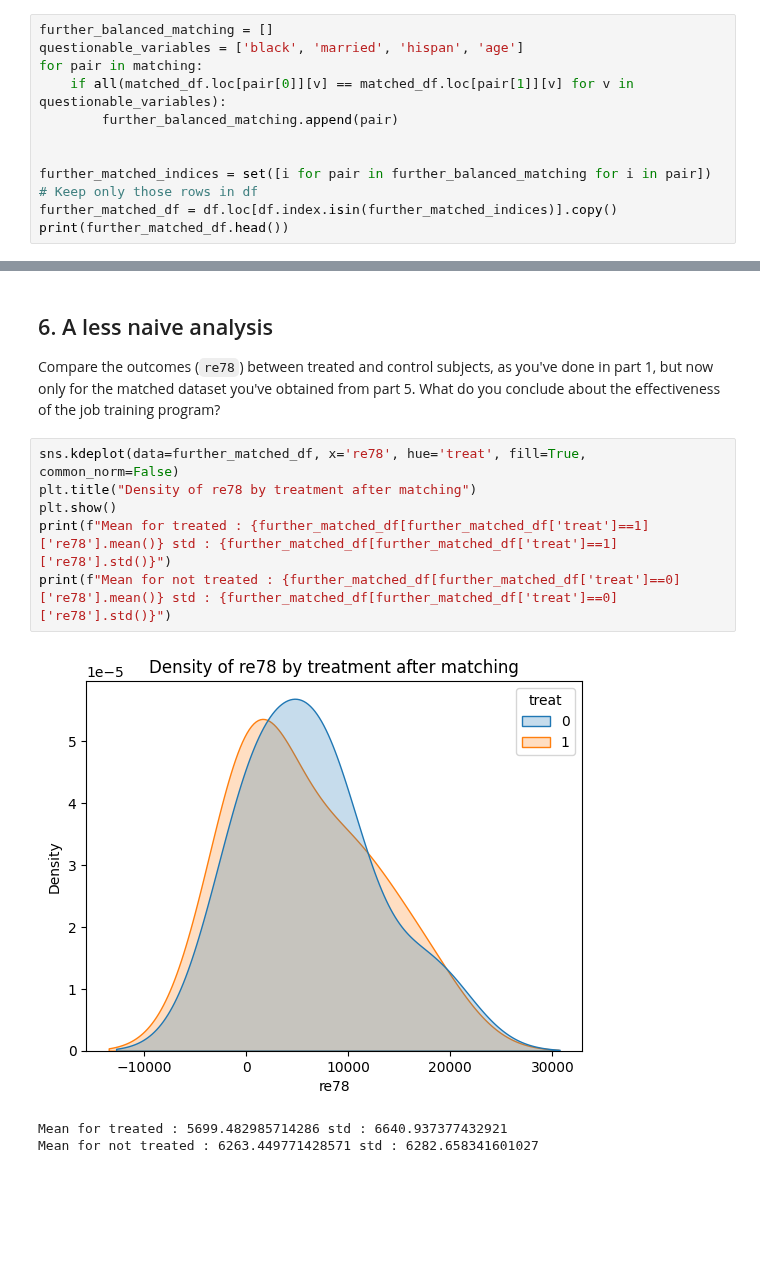
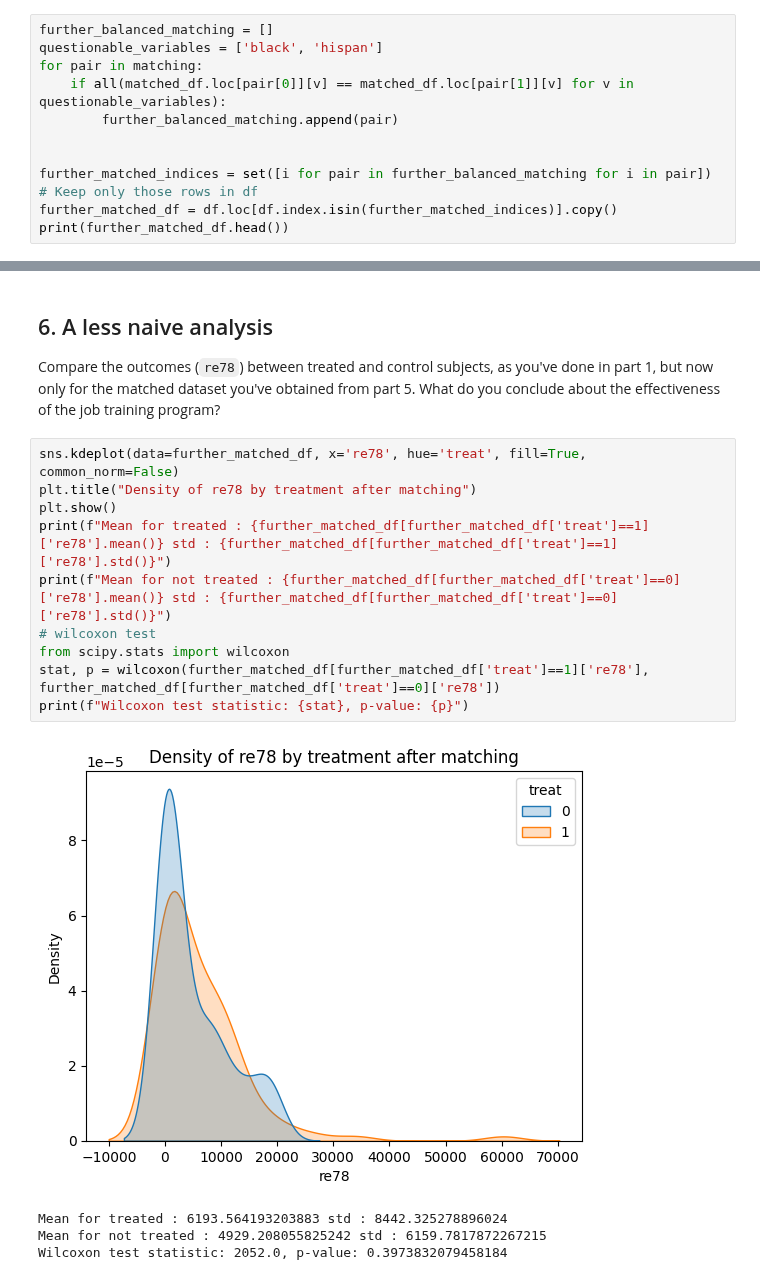
Before and after one commit to oskarboesch/ADA_2025, a Jupyter notebook: Exercises/05 - Causal analysis of observational data/Observational studies exercise.ipynb, the cells around one changed output, grey strips where cells are left out. Saved outputs shown, nothing was run; the diff lists cells and outputs as text; blank space fills up the shorter version.

```diff
--- a/Exercises/05 - Causal analysis of observational data/Observational studies exercise.ipynb
+++ b/Exercises/05 - Causal analysis of observational data/Observational studies exercise.ipynb
@@ -300,7 +301,7 @@ Improve your matching by explicitly making sure that you match only subjects tha
 Argue with numbers and plots that the two groups (treated and control) are now better balanced than after part 4.
 # %%
 further_balanced_matching = []
-questionable_variables = ['black', 'married', 'hispan', 'age']
+questionable_variables = ['black', 'hispan']
 for pair in matching:
     if all(matched_df.loc[pair[0]][v] == matched_df.loc[pair[1]][v] for v in questionable_variables):
         further_balanced_matching.append(pair)
@@ -332,13 +333,18 @@ What do you conclude about the effectiveness of the job training program?
 # %%
 sns.kdeplot(data=further_matched_df, x='re78', hue='treat', fill=True, common_norm=False)
 plt.title("Density of re78 by treatment after matching")
 plt.show()
 print(f"Mean for treated : {further_matched_df[further_matched_df['treat']==1]['re78'].mean()} std : {further_matched_df[further_matched_df['treat']==1]['re78'].std()}")
 print(f"Mean for not treated : {further_matched_df[further_matched_df['treat']==0]['re78'].mean()} std : {further_matched_df[further_matched_df['treat']==0]['re78'].std()}")
+# wilcoxon test
+from scipy.stats import wilcoxon
+stat, p = wilcoxon(further_matched_df[further_matched_df['treat']==1]['re78'], further_matched_df[further_matched_df['treat']==0]['re78'])
+print(f"Wilcoxon test statistic: {stat}, p-value: {p}")
 # %% [output]
-[figure, old version]
+[figure, new version]
-Mean for treated : 5699.482985714286 std : 6640.937377432921
-Mean for not treated : 6263.449771428571 std : 6282.658341601027
+Mean for treated : 6193.564193203883 std : 8442.325278896024
+Mean for not treated : 4929.208055825242 std : 6159.7817872267215
+Wilcoxon test statistic: 2052.0, p-value: 0.3973832079458184
 # %%
 columns = [c for c in further_matched_df.columns if c!= 'treat' and c!='id']
 
```
Also changed, not shown: parts of 4 cells of this notebook.
